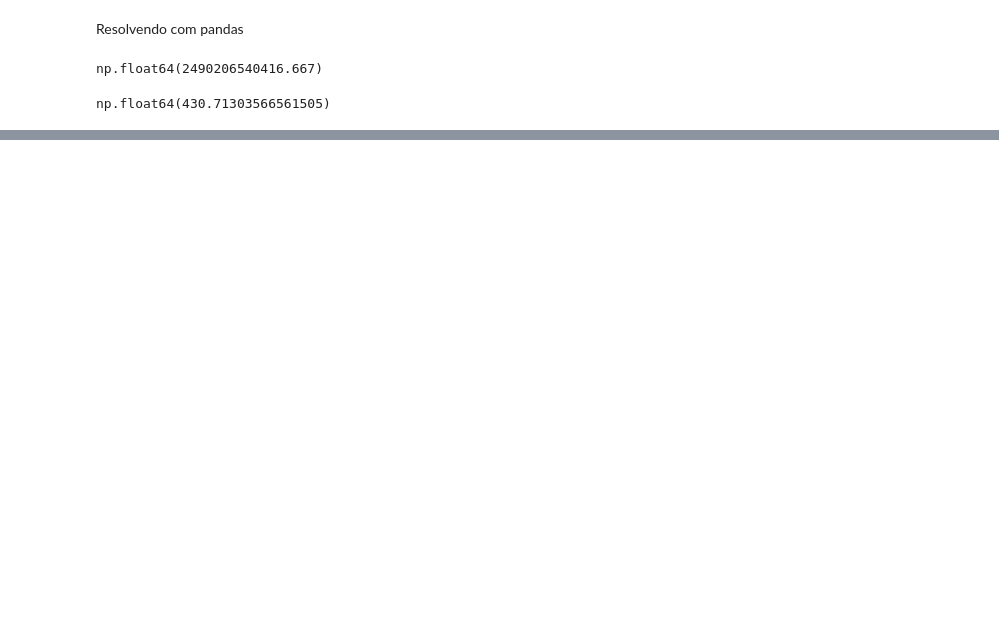
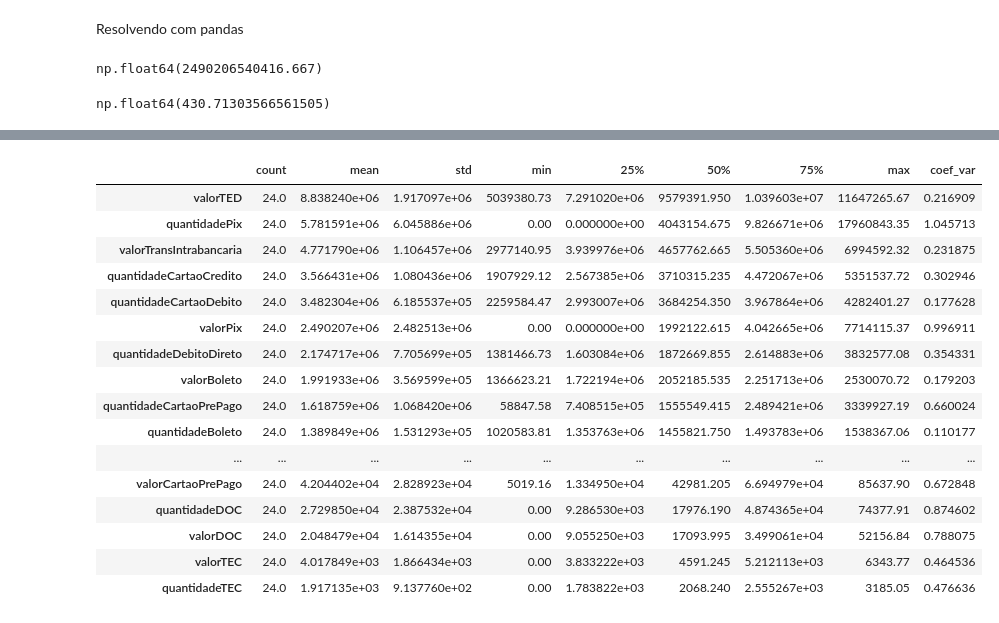
Before and after one commit to LouisyRodrigues7/etlBCB, a Jupyter notebook: anaise_cartoes.ipynb, the cells around one changed output, grey strips where cells are left out. Cells and saved outputs as stored; diff of their text form; code cells hidden in the pictures; blank space fills up the shorter version.

```diff
--- a/anaise_cartoes.ipynb
+++ b/anaise_cartoes.ipynb
@@ -57,0 +91,21 @@ np.float64(430.71303566561505)
+# %%
+estatisticas.sort_values('mean', ascending=False) # .sort_values() é utilizado para ordenar as linhas do DataFrame com base nos valores de uma coluna específica. (média)
+#ascending=False define a ordem decrescente
+# %% [output]
+|  | count | mean | std | min | 25% | 50% | 75% | max | coef_var |
+| valorTED | 24.0 | 8.838240e+06 | 1.917097e+06 | 5039380.73 | 7.291020e+06 | 9579391.950 | 1.039603e+07 | 11647265.67 | 0.216909 |
+| quantidadePix | 24.0 | 5.781591e+06 | 6.045886e+06 | 0.00 | 0.000000e+00 | 4043154.675 | 9.826671e+06 | 17960843.35 | 1.045713 |
+| valorTransIntrabancaria | 24.0 | 4.771790e+06 | 1.106457e+06 | 2977140.95 | 3.939976e+06 | 4657762.665 | 5.505360e+06 | 6994592.32 | 0.231875 |
+| quantidadeCartaoCredito | 24.0 | 3.566431e+06 | 1.080436e+06 | 1907929.12 | 2.567385e+06 | 3710315.235 | 4.472067e+06 | 5351537.72 | 0.302946 |
+| quantidadeCartaoDebito | 24.0 | 3.482304e+06 | 6.185537e+05 | 2259584.47 | 2.993007e+06 | 3684254.350 | 3.967864e+06 | 4282401.27 | 0.177628 |
+| valorPix | 24.0 | 2.490207e+06 | 2.482513e+06 | 0.00 | 0.000000e+00 | 1992122.615 | 4.042665e+06 | 7714115.37 | 0.996911 |
+| quantidadeDebitoDireto | 24.0 | 2.174717e+06 | 7.705699e+05 | 1381466.73 | 1.603084e+06 | 1872669.855 | 2.614883e+06 | 3832577.08 | 0.354331 |
+| valorBoleto | 24.0 | 1.991933e+06 | 3.569599e+05 | 1366623.21 | 1.722194e+06 | 2052185.535 | 2.251713e+06 | 2530070.72 | 0.179203 |
+| quantidadeCartaoPrePago | 24.0 | 1.618759e+06 | 1.068420e+06 | 58847.58 | 7.408515e+05 | 1555549.415 | 2.489421e+06 | 3339927.19 | 0.660024 |
+| quantidadeBoleto | 24.0 | 1.389849e+06 | 1.531293e+05 | 1020583.81 | 1.353763e+06 | 1455821.750 | 1.493783e+06 | 1538367.06 | 0.110177 |
+| ... | ... | ... | ... | ... | ... | ... | ... | ... | ... |
+| valorCartaoPrePago | 24.0 | 4.204402e+04 | 2.828923e+04 | 5019.16 | 1.334950e+04 | 42981.205 | 6.694979e+04 | 85637.90 | 0.672848 |
+| quantidadeDOC | 24.0 | 2.729850e+04 | 2.387532e+04 | 0.00 | 9.286530e+03 | 17976.190 | 4.874365e+04 | 74377.91 | 0.874602 |
+| valorDOC | 24.0 | 2.048479e+04 | 1.614355e+04 | 0.00 | 9.055250e+03 | 17093.995 | 3.499061e+04 | 52156.84 | 0.788075 |
+| valorTEC | 24.0 | 4.017849e+03 | 1.866434e+03 | 0.00 | 3.833222e+03 | 4591.245 | 5.212113e+03 | 6343.77 | 0.464536 |
+| quantidadeTEC | 24.0 | 1.917135e+03 | 9.137760e+02 | 0.00 | 1.783822e+03 | 2068.240 | 2.555267e+03 | 3185.05 | 0.476636 |
```
Also changed, not shown: parts of 5 cells of this notebook, 1 other file.
